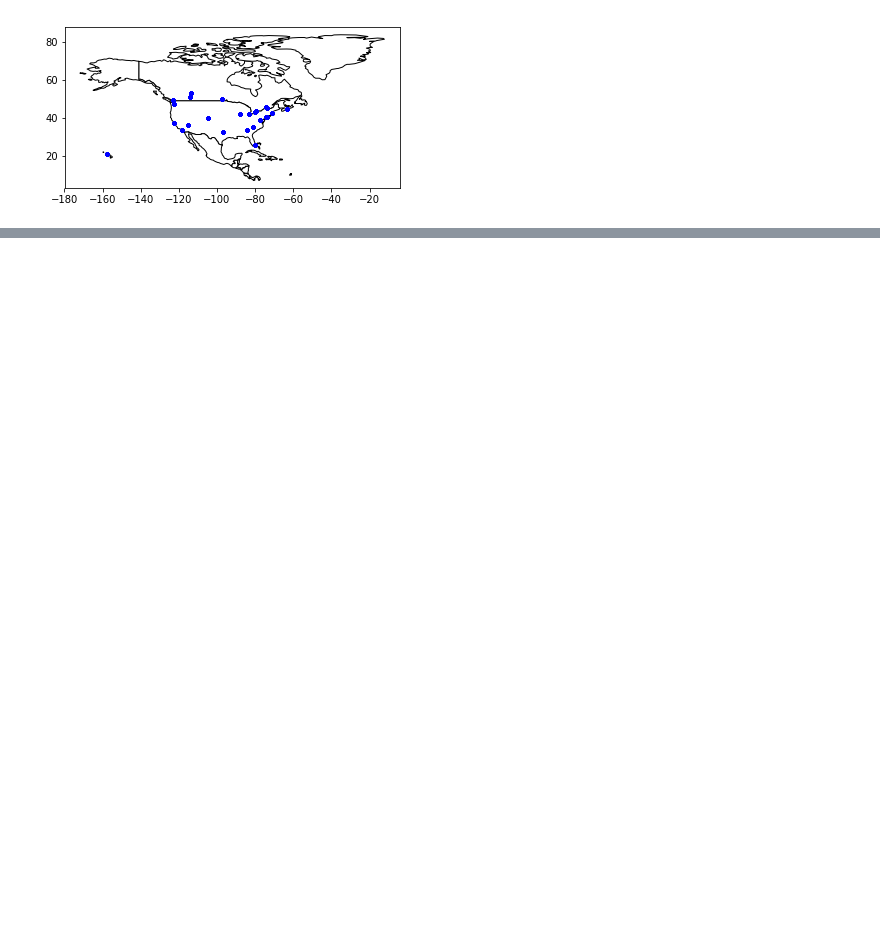
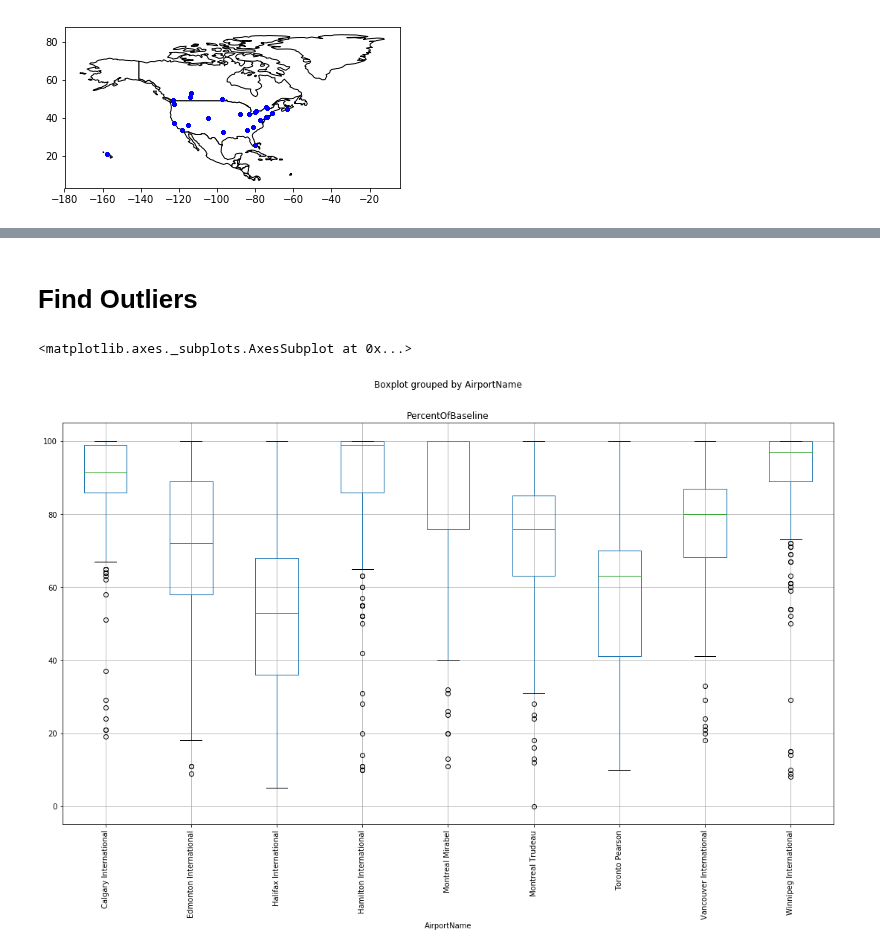
Before and after one commit to clement-ip/covid-airport-travel, a Jupyter notebook: project.ipynb, the cells around one changed output, grey strips where cells are left out. Saved outputs shown, nothing was run; the diff lists cells and outputs as text; code cells hidden in the pictures; blank space fills up the shorter version.

Commit message:
Found outliers of baseline % of YVR and NA airports

```diff
--- a/project.ipynb
+++ b/project.ipynb
@@ -153,0 +138,7 @@ Name: Centroid, Length: 5530, dtype: object
+# %% [markdown]
+# Find Outliers
+# %%
+canada.boxplot(column = ['PercentOfBaseline'], by = 'AirportName', rot = 90, fontsize = 10, figsize = (18,10))
+# %% [output]
+<matplotlib.axes._subplots.AxesSubplot at 0x...>
+[figure, added]
```
Also changed, not shown: parts of 8 cells of this notebook.
